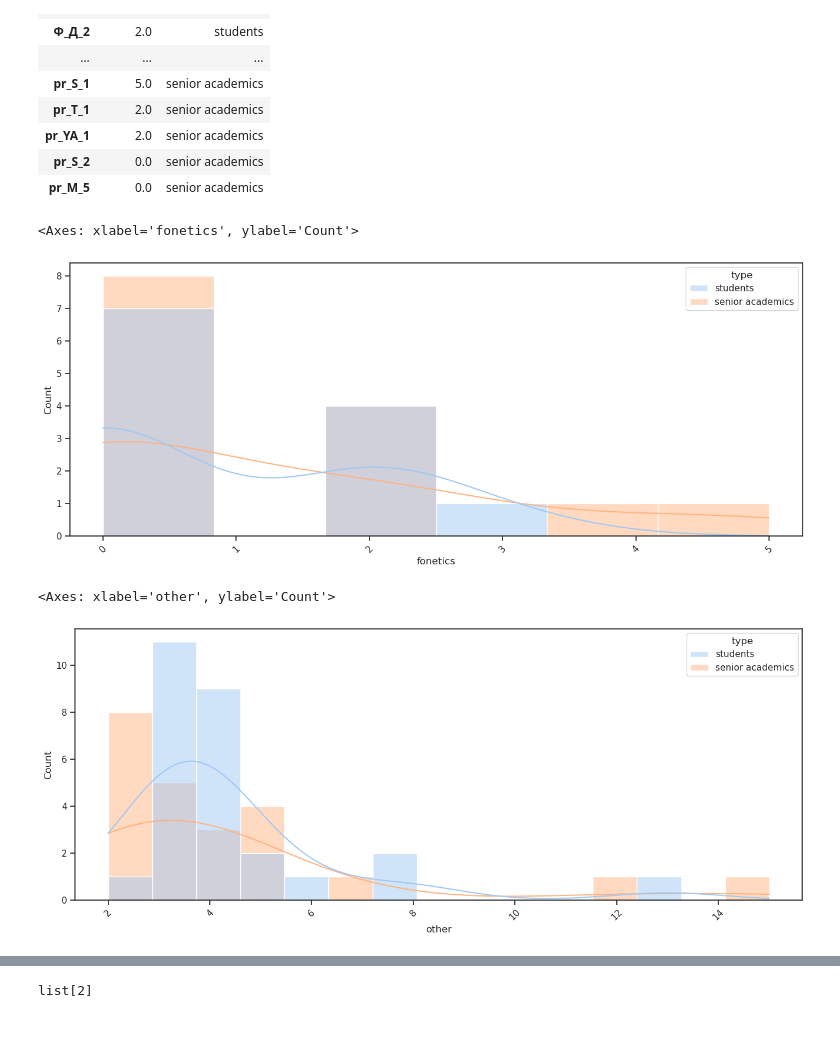
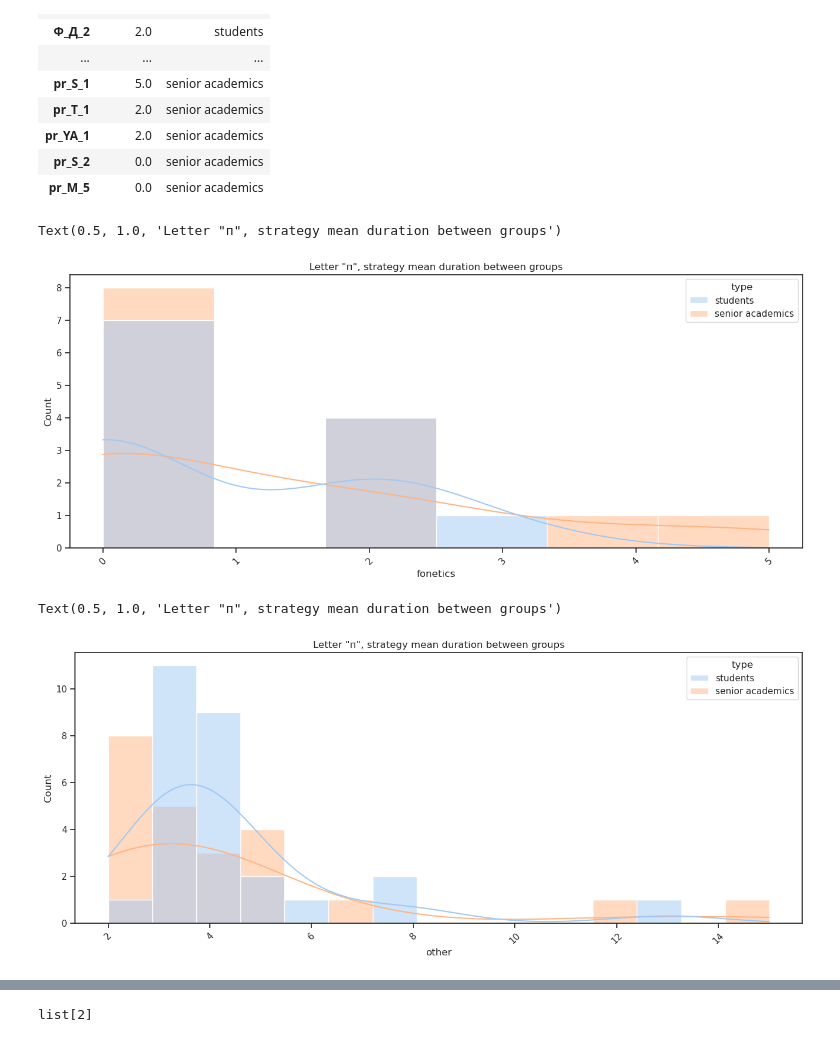
Before and after one commit to Aryunaa/Linguistics, a Jupyter notebook: pos_febr/analysis2.ipynb, the cells around one changed output, grey strips where cells are left out. Saved outputs shown, nothing was run; the diff lists cells and outputs as text; code cells hidden in the pictures.

Commit message:
add mean strats

```diff
--- a/pos_febr/analysis2.ipynb
+++ b/pos_febr/analysis2.ipynb
@@ -614,8 +618,8 @@ df['"other" strategy mean duration'] = 0
 # %%
 import pandas as pd
 import numpy as np
-
-def mean_strat(df, id, let='п'):
+#strats example for one person
+def mean_strat(df, id, let='п', metric_name='mean'):
     strats_example = df.loc[(df['ID']==id) & (df['Первая_буква']==let), 'strategies'].values
     strats_list = []
     count = 1
@@ -654,7 +658,7 @@ def mean_strat(df, id, let='п'):
     }
 
     # Initialize empty Series for each column
-    means = {}
+    metric = {}
     # for col_name in columns_to_mean:
     #     means[col_name] =
 
@@ -663,17 +667,17 @@ def mean_strat(df, id, let='п'):
 
     for col_name in columns_to_mean:
         if col_name in list(strats_forone['strategy']):
-            means[col_name] = (strats_forone.groupby('strategy').agg('mean')).loc[col_name]
+            metric[col_name] = (strats_forone.groupby('strategy').agg(metric_name)).loc[col_name]
         else:
-            means[col_name] = [0]
-    print(means)
+            metric[col_name] = [0]
+    print(metric)
 
     # Calculate mean for each strategy
     # for col_name, display_name in columns_to_mean.items():
     #     if col_name in strats_forone.columns:
     #         means[col_name] = strats_forone.groupby('strategy')[col_name].mean()
 
-    return means
+    return metric
 
 
 example = mean_strat(df,id='Б_В_24', let='п')
@@ -709,7 +715,7 @@ mean_deriv = pd.DataFrame(columns=['fonetics','lexico-semantic field', 'derivati
 
 for idt in df['ID'].unique():
     print(idt)
-    tmeans = mean_strat(df,id=idt, let='п')
+    tmeans = mean_strat(df,id=idt, let='п', metric_name='mean')
     #data = {'Name': ['John'], 'Age': [25], 'Country': ['USA']}
 
     print('tmeans')
@@ -864,14 +851,17 @@ fon['fonetics'] = fon['fonetics'].astype(float)
 # %%
 plt.figure(figsize=(16, 6))
 ax = sns.set_theme(style="ticks", palette="pastel")
 #plt.tick_params
 plt.tick_params(axis='x', rotation=45)
 # plt.ylim(0,17)
 # sns.lineplot(mean_deriv[['derivation', 'type_x']], hue='type_x')
+
 sns.histplot(data=fon, x = 'fonetics',hue='type', kde = True)
+
+plt.title('Letter "п", strategy mean duration between groups')
 # %% [output]
-<Axes: xlabel='fonetics', ylabel='Count'>
+Text(0.5, 1.0, 'Letter "п", strategy mean duration between groups')
-[figure, old version]
+[figure, new version]
 # %%
 col = 'other'
 fon = mean_derivb[[col,'type']].dropna()
@@ -883,9 +873,10 @@ plt.tick_params(axis='x', rotation=45)
 # plt.ylim(0,17)
 # sns.lineplot(mean_deriv[['derivation', 'type_x']], hue='type_x')
 sns.histplot(data=fon, x = col,hue='type', kde = True)
+plt.title('Letter "п", strategy mean duration between groups')
 # %% [output]
-<Axes: xlabel='other', ylabel='Count'>
+Text(0.5, 1.0, 'Letter "п", strategy mean duration between groups')
-[figure, old version]
+[figure, new version]
 # %%
 col = 'derivation'
 fon = mean_derivb[[col,'type']].dropna()
```
Also changed, not shown: parts of 31 cells of this notebook.
